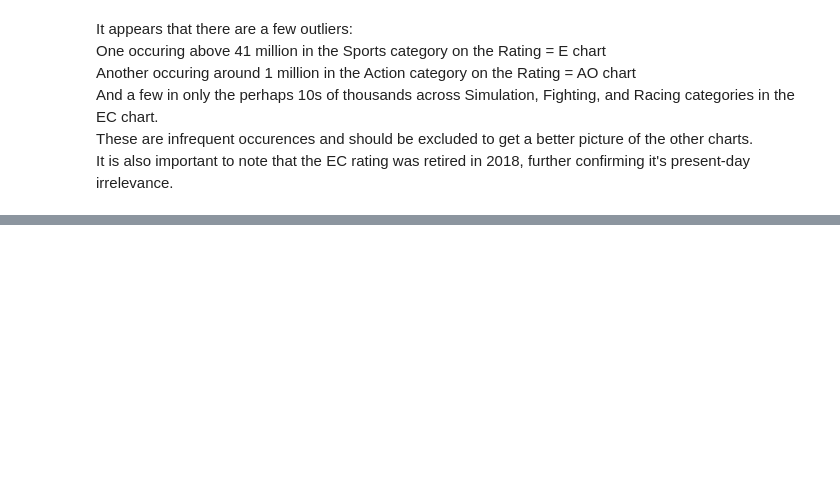
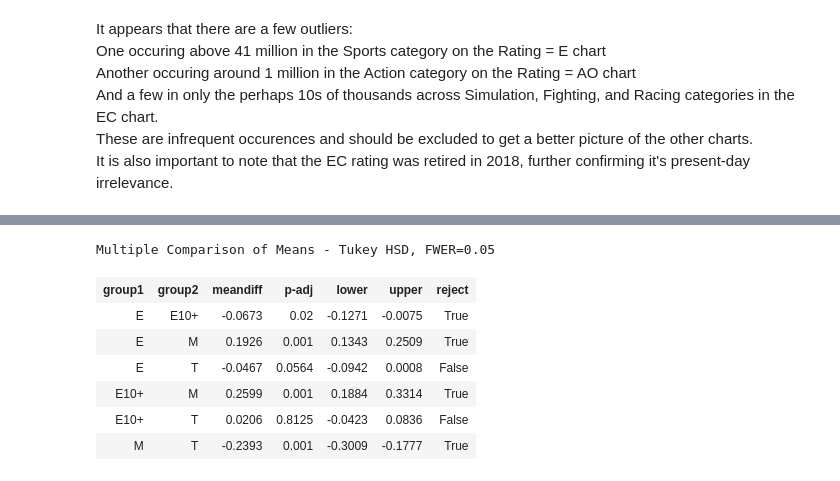
Before and after one commit to rjstange/Video-Game-Sales-by-ESRB-Rating, a Jupyter notebook: Video Game Sales By Maturity Rating.ipynb, the cells around one changed output, grey strips where cells are left out. Saved outputs shown, nothing was run; the diff lists cells and outputs as text; code cells hidden in the pictures; blank space fills up the shorter version.

```diff
--- a/Video Game Sales By Maturity Rating.ipynb
+++ b/Video Game Sales By Maturity Rating.ipynb
@@ -55,0 +114,11 @@ sns.palplot(sns.color_palette(['#008000', '#FFFF99', '#B22222']))
+# %%
+tukey.summary()
+# %% [output]
+Multiple Comparison of Means - Tukey HSD, FWER=0.05
+| group1 | group2 | meandiff | p-adj | lower | upper | reject |
+| E | E10+ | -0.0673 | 0.02 | -0.1271 | -0.0075 | True |
+| E | M | 0.1926 | 0.001 | 0.1343 | 0.2509 | True |
+| E | T | -0.0467 | 0.0564 | -0.0942 | 0.0008 | False |
+| E10+ | M | 0.2599 | 0.001 | 0.1884 | 0.3314 | True |
+| E10+ | T | 0.0206 | 0.8125 | -0.0423 | 0.0836 | False |
+| M | T | -0.2393 | 0.001 | -0.3009 | -0.1777 | True |
```
Also changed, not shown: parts of 14 cells of this notebook.
